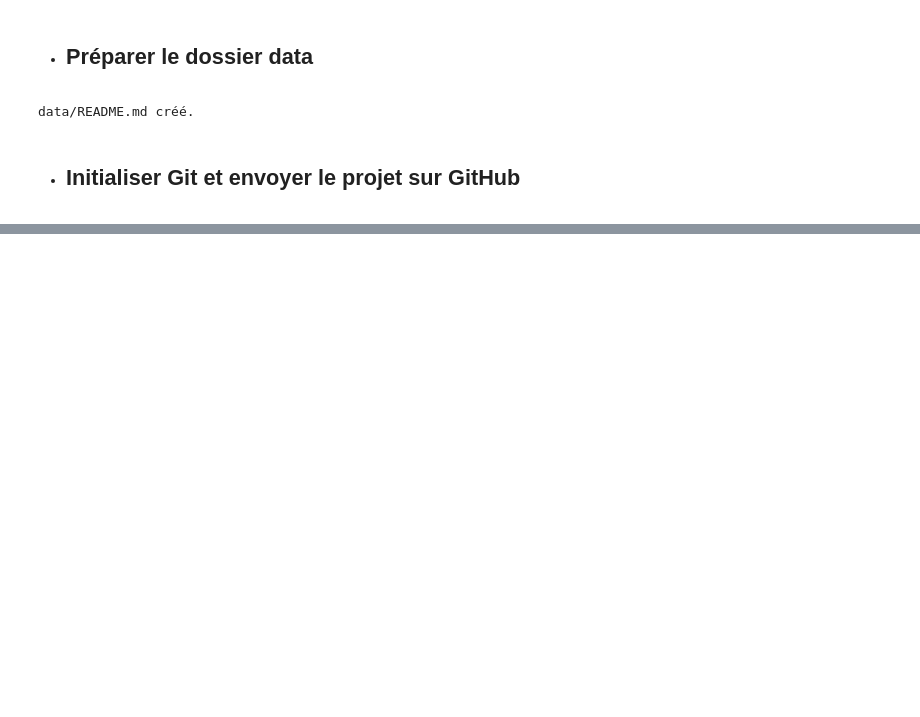
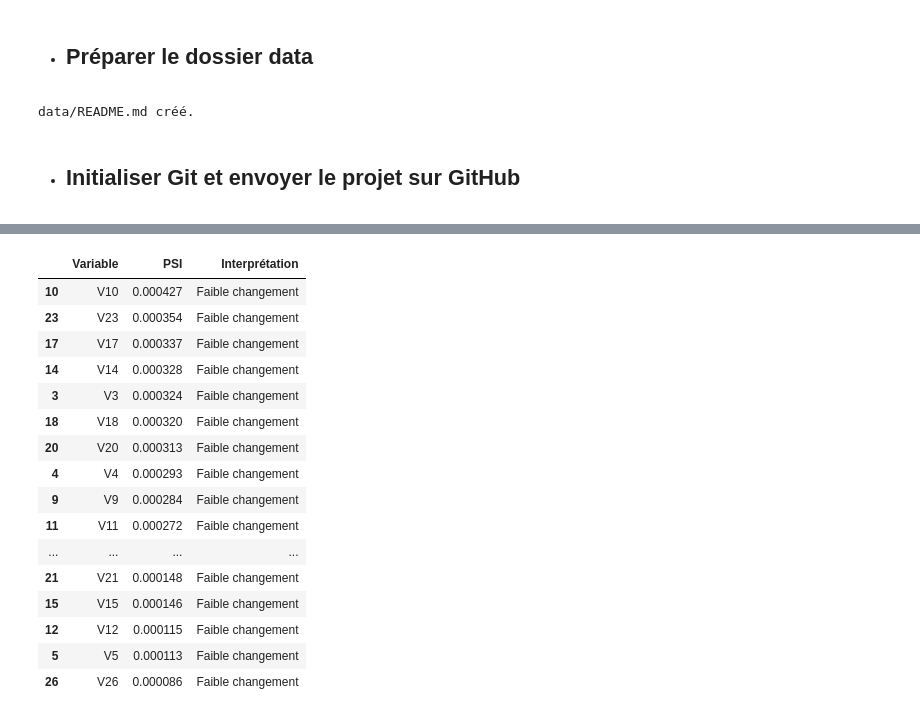
Before and after one commit to Rouddlygilot/AI-TestGuard, a Jupyter notebook: analyse_tests.ipynb, the cells around one changed output, grey strips where cells are left out. Cells and saved outputs as stored; diff of their text form; code cells hidden in the pictures; blank space fills up the shorter version.

Commit message:
Initialisation du projet AI-TestGuard

```diff
--- a/analyse_tests.ipynb
+++ b/analyse_tests.ipynb
@@ -2696,0 +2684,98 @@ To https://github.com/Rouddlygilot/AI-TestGuard.git
+# %%
+def calculate_psi(reference, current, bins=10):
+
+    reference = np.asarray(reference, dtype=float)
+    current = np.asarray(current, dtype=float)
+
+    reference = reference[np.isfinite(reference)]
+    current = current[np.isfinite(current)]
+
+    if len(reference) == 0 or len(current) == 0:
+        raise ValueError("Les distributions ne doivent pas être vides.")
+
+    edges = np.unique(
+        np.quantile(reference, np.linspace(0, 1, bins + 1))
+    )
+
+    if len(edges) < 2:
+        edges = np.array([-np.inf, np.inf])
+    else:
+        edges[0] = -np.inf
+        edges[-1] = np.inf
+
+    reference_counts, _ = np.histogram(reference, bins=edges)
+    current_counts, _ = np.histogram(current, bins=edges)
+
+    reference_pct = reference_counts / len(reference)
+    current_pct = current_counts / len(current)
+
+    epsilon = 1e-6
+
+    reference_pct = np.maximum(reference_pct, epsilon)
+    current_pct = np.maximum(current_pct, epsilon)
+
+    psi = np.sum(
+        (current_pct - reference_pct)
+        * np.log(current_pct / reference_pct)
+    )
+
+    return float(psi)
+
+
+# Comparaison des distributions
+drift_results = []
+
+for column in X_train.columns:
+
+    psi_value = calculate_psi(
+        X_train[column],
+        X_test[column]
+    )
+
+    if psi_value < 0.10:
+        interpretation = "Faible changement"
+    elif psi_value < 0.25:
+        interpretation = "Changement modéré"
+    else:
+        interpretation = "Changement important"
+
+    drift_results.append({
+        "Variable": column,
+        "PSI": psi_value,
+        "Interprétation": interpretation
+    })
+
+
+drift_df = pd.DataFrame(drift_results)
+
+drift_df = drift_df.sort_values(
+    by="PSI",
+    ascending=False
+)
+
+display(drift_df)
+
+drift_df.to_csv(
+    "reports/data_drift_report.csv",
+    index=False
+)
+
+print("Rapport de distribution sauvegardé.")
+# %% [output]
+|  | Variable | PSI | Interprétation |
+| 10 | V10 | 0.000427 | Faible changement |
+| 23 | V23 | 0.000354 | Faible changement |
+| 17 | V17 | 0.000337 | Faible changement |
+| 14 | V14 | 0.000328 | Faible changement |
+| 3 | V3 | 0.000324 | Faible changement |
+| 18 | V18 | 0.000320 | Faible changement |
+| 20 | V20 | 0.000313 | Faible changement |
+| 4 | V4 | 0.000293 | Faible changement |
+| 9 | V9 | 0.000284 | Faible changement |
+| 11 | V11 | 0.000272 | Faible changement |
+| ... | ... | ... | ... |
+| 21 | V21 | 0.000148 | Faible changement |
+| 15 | V15 | 0.000146 | Faible changement |
+| 12 | V12 | 0.000115 | Faible changement |
+| 5 | V5 | 0.000113 | Faible changement |
+| 26 | V26 | 0.000086 | Faible changement |
```
Also changed, not shown: parts of 73 cells of this notebook, 13 other files.
